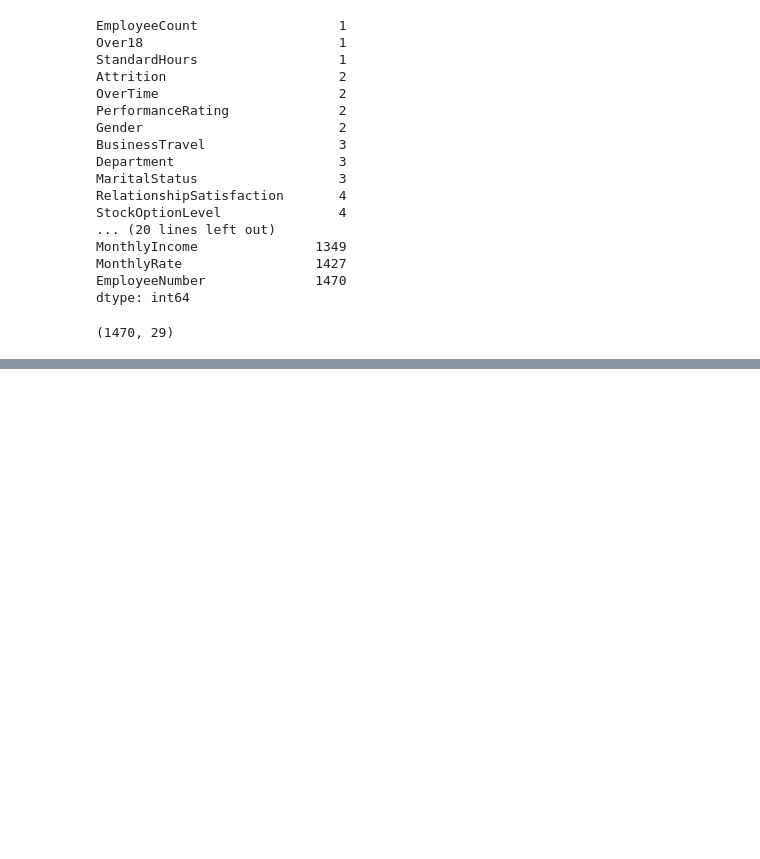
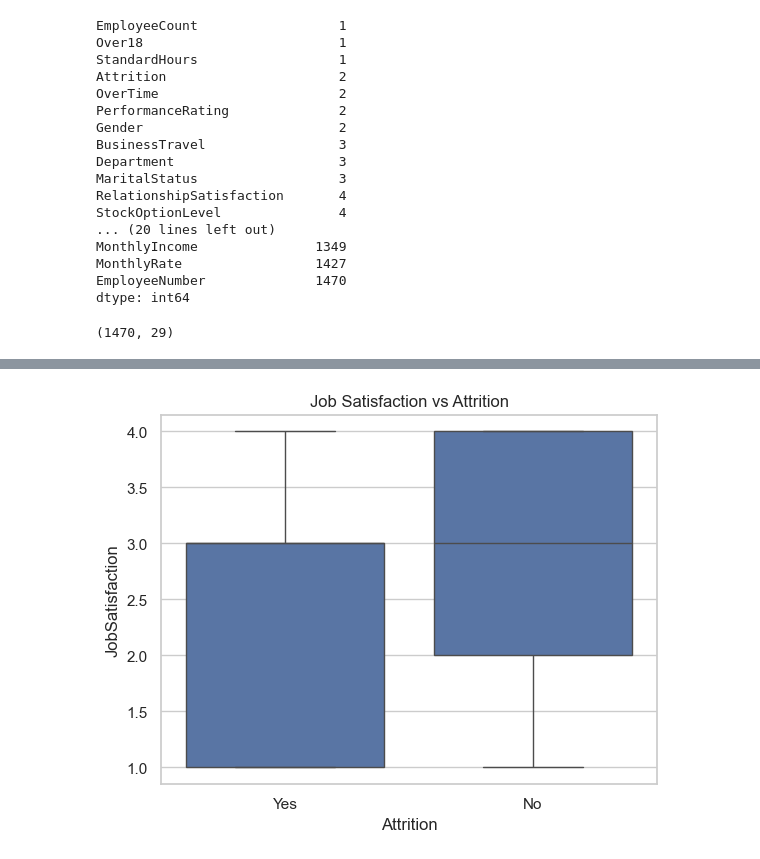
Before and after one commit to maaz2692/employee-attrition-analytics, a Jupyter notebook: notebooks/employee_attrition_analysis.ipynb, the cells around one changed output, grey strips where cells are left out. Drawn from its saved outputs; the diff is of its cells as text; code cells hidden in the pictures; blank space fills up the shorter version.

```diff
--- a/notebooks/employee_attrition_analysis.ipynb
+++ b/notebooks/employee_attrition_analysis.ipynb
@@ -104,0 +144,6 @@ df.to_csv("../data/cleaned_employee_attrition.csv", index=False)
+# %%
+sns.boxplot(x='Attrition', y='JobSatisfaction', data=df)
+plt.title("Job Satisfaction vs Attrition")
+plt.show()
+# %% [output]
+[figure, added]
```
Also changed, not shown: parts of 16 cells of this notebook.
